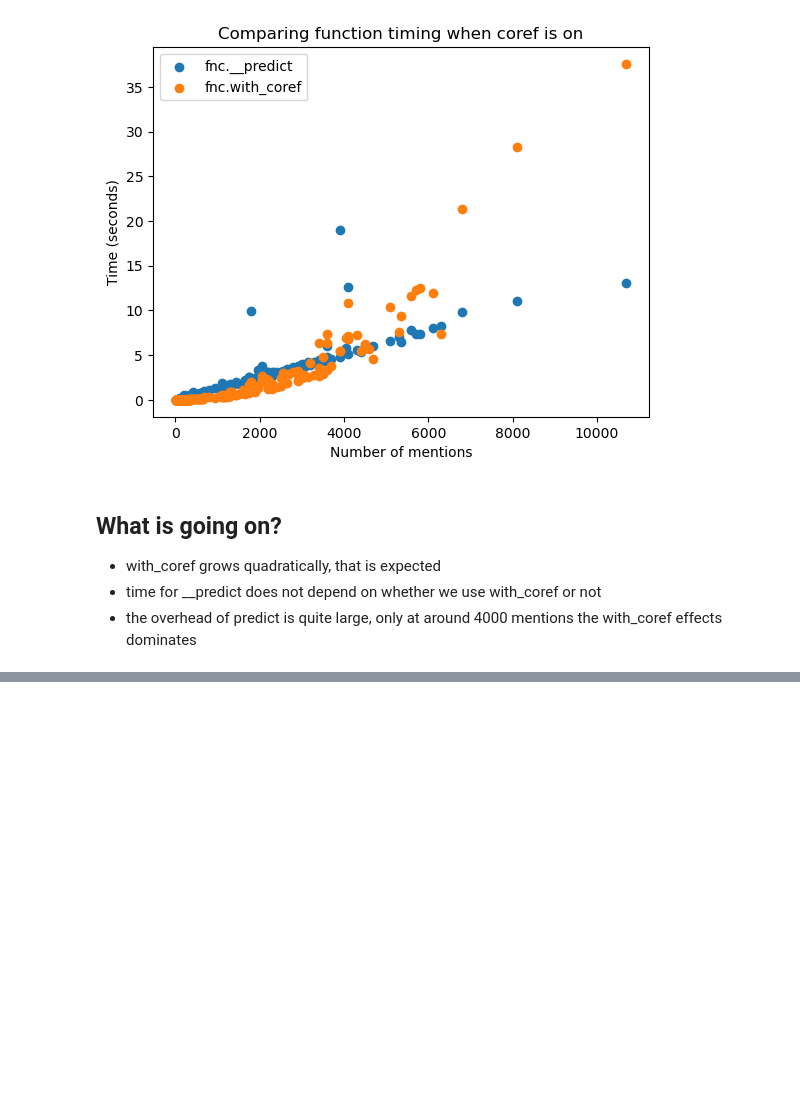
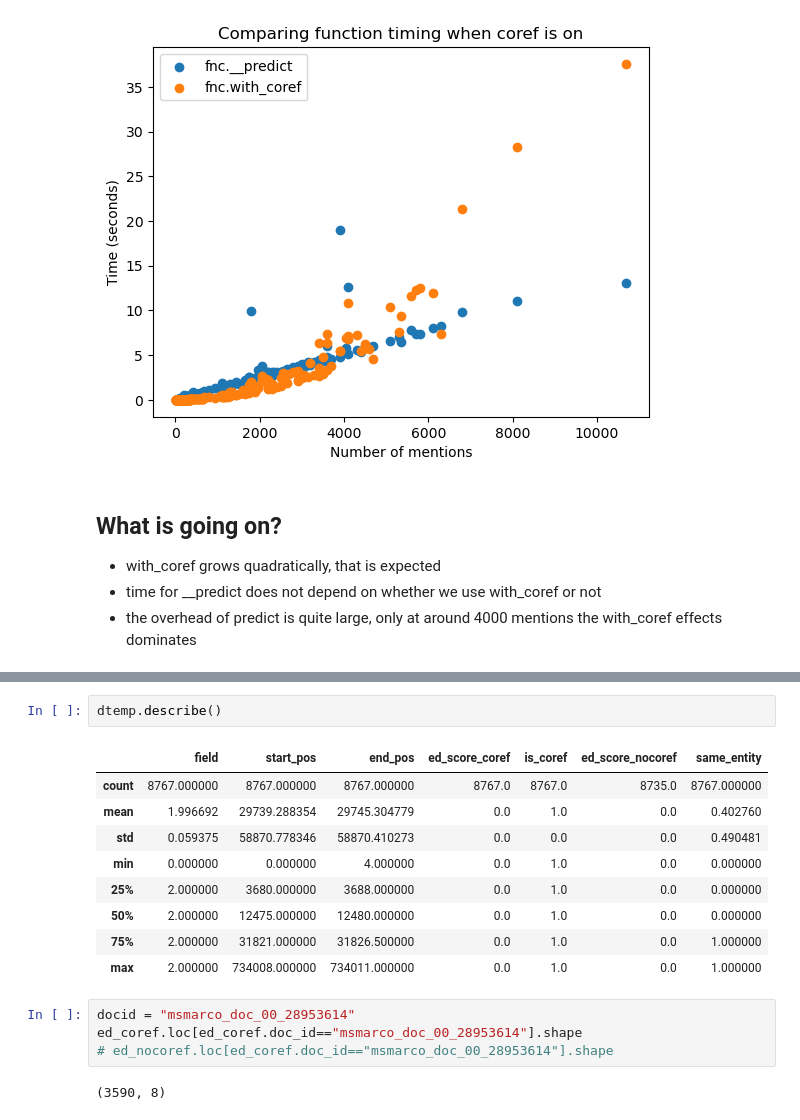
Before and after one commit to f-hafner/explore_coref, a Jupyter notebook: overview.ipynb, the cells around one changed output, grey strips where cells are left out. Drawn from its saved outputs; the diff is of its cells as text; blank space fills up the shorter version.

```diff
--- a/overview.ipynb
+++ b/overview.ipynb
@@ -227,0 +372,18 @@ Text(0.5, 1.0, 'Comparing function timing when coref is on')
+# %%
+dtemp.describe()
+# %% [output]
+|  | field | start_pos | end_pos | ed_score_coref | is_coref | ed_score_nocoref | same_entity |
+| count | 8767.000000 | 8767.000000 | 8767.000000 | 8767.0 | 8767.0 | 8735.0 | 8767.000000 |
+| mean | 1.996692 | 29739.288354 | 29745.304779 | 0.0 | 1.0 | 0.0 | 0.402760 |
+| std | 0.059375 | 58870.778346 | 58870.410273 | 0.0 | 0.0 | 0.0 | 0.490481 |
+| min | 0.000000 | 0.000000 | 4.000000 | 0.0 | 1.0 | 0.0 | 0.000000 |
+| 25% | 2.000000 | 3680.000000 | 3688.000000 | 0.0 | 1.0 | 0.0 | 0.000000 |
+| 50% | 2.000000 | 12475.000000 | 12480.000000 | 0.0 | 1.0 | 0.0 | 0.000000 |
+| 75% | 2.000000 | 31821.000000 | 31826.500000 | 0.0 | 1.0 | 0.0 | 1.000000 |
+| max | 2.000000 | 734008.000000 | 734011.000000 | 0.0 | 1.0 | 0.0 | 1.000000 |
+# %%
+docid = "msmarco_doc_00_28953614"
+ed_coref.loc[ed_coref.doc_id=="msmarco_doc_00_28953614"].shape
+# ed_nocoref.loc[ed_coref.doc_id=="msmarco_doc_00_28953614"].shape
+# %% [output]
+(3590, 8)
```
Also changed, not shown: parts of 16 cells of this notebook, 1 other file.
